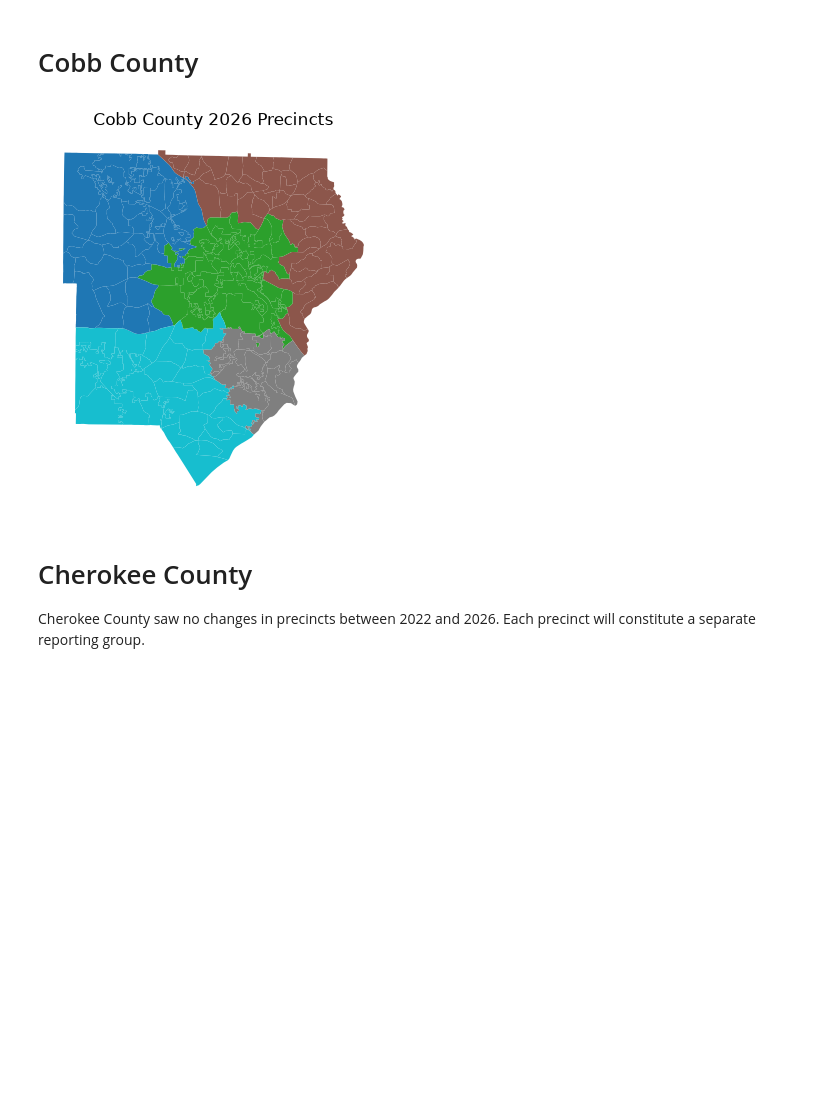
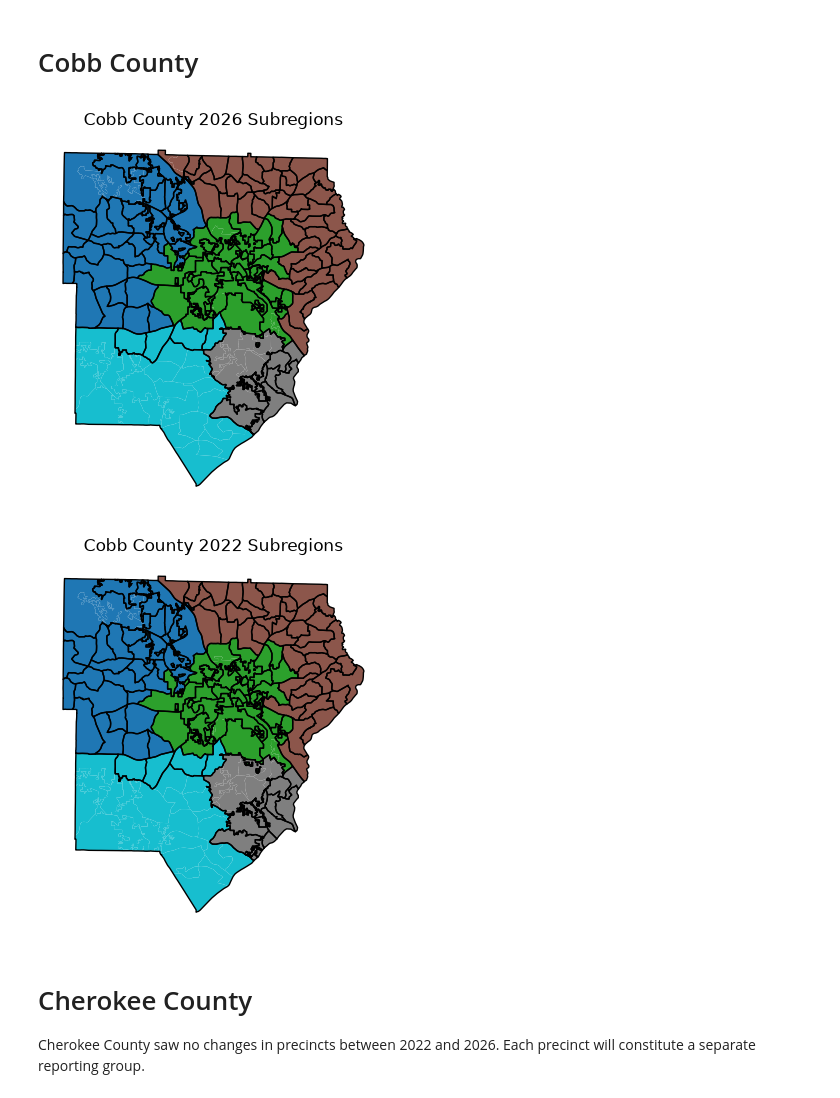
Before and after one commit to davidboers/2026electionmodels, a Jupyter notebook: metro_prec.ipynb, the cells around one changed output. Drawn from its saved outputs; the diff is of its cells as text; code cells hidden in the pictures; blank space fills up the shorter version.

```diff
--- a/metro_prec.ipynb
+++ b/metro_prec.ipynb
@@ -138,43 +192,105 @@ def cobb_subregion(precinct_group: str):
             # South Cobb
             'Austell': cobb3,
             'Birney': cobb3,
+            'Bryant': cobb3,
             'Clarkdale': cobb3,
+            'Cooper': cobb3,
             'Fair Oaks': cobb3,
+            'Harmony-Leland': cobb3,
+            'Lindley': cobb3,
             'Mableton': cobb3,
             'Macland': cobb3,
             'Mceachern': cobb3,
             'Powder Springs': cobb3,
+            'Pebblebrook': cobb3,
+            'Riverside': cobb3,
             'Sweetwater': cobb3,
 
             # Smyrna-Vinings
             'Smyrna': cobb4,
             'Vinings': cobb4,
             'Norton Park': cobb4,
             'Nickajack': cobb4,
             'Oakdale': cobb4,
+            'Lindley': cobb4,
         }[precinct_group.title()]
 
     except KeyError:
         return 'North East Cobb'
 
+def cobb_prg(precinct: str):
+    if precinct in ['MARS HILL 01', 'ACWORTH 1A', 'NORTH COBB 01', 'ACWORTH 1C']:
+        return 'Cobb Precinct Reporting Group 1'
+
+    if precinct in ['EAST PIEDMONT 01', 'MARIETTA 5B']:
+        return 'Cobb Precinct Reporting Group 2'
+
+    if precinct in ['OREGON 03', 'MARIETTA 1A']:
+        return 'Cobb Precinct Reporting Group 3'
+
+    if precinct in ['DOBBINS 02', 'MARIETTA 7A']:
+        return 'Cobb Precinct Reporting Group 4'
+
+    if any([pg in precinct
+            for pg in ['AUSTELL', 'POWDER SPRINGS', 'SWEETWATER', 'CLARKDALE', 'MCEACHERN',
+                       'PEBBLEBROOK', 'BRYANT', 'RIVERSIDE', 'HARMONY-LELAND', 'BIRNEY',
+                       'COOPER', 'MABLETON', 'OREGON 02']]) and precinct != 'MABLETON 4C':
+        return 'Cobb Precinct Reporting Group 5'
+
+    if 'WADE GREEN' in precinct:
+        return 'Wade Green Precinct Reporting Group 0'
+
+    if 'SMYRNA' in precinct or 'NORTON PARK' in precinct:
+        return 'Smyrna-Norton Park Precinct Reporting Group 0'
+
+    return precinct
+
 cobb2026 = geopandas.read_file('./gis/Cobb2026.zip')
 cobb2026 = cobb2026.rename(columns={'PRECINCT_N': 'Precinct', 'ID': 'Precinct ID'})
 cobb2026 = cobb2026.set_index('Precinct', drop=False)
+
+cobb2022 = geopandas.read_file('./gis/Cobb2022.zip')
+cobb2022 = cobb2022.rename(columns={'PRECINCT_N': 'Precinct', 'ID': 'Precinct ID'})
+cobb2022 = cobb2022.set_index('Precinct', drop=False)
+
 cobb2026['County'] = 'Cobb'
 cobb2026['Election'] = '2026'
+cobb2022['County'] = 'Cobb'
+cobb2022['Election'] = '2022'
+
 cobb2026['Precinct Group'] = cobb2026['Precinct'].map(lambda x: ' '.join(x.split(' ')[:-1]))
-cobb2026['City'] = cobb2026['Precinct Group'].apply(cobb_city)
+cobb2022['Precinct Group'] = cobb2022['Precinct'].map(lambda x: ' '.join(x.split(' ')[:-1]))
+
+# Subregions
 cobb2026['Subregion'] = cobb2026['Precinct Group'].apply(cobb_subregion)
 cobb2026.loc['OREGON 03', 'Subregion'] = 'Marietta'
 cobb2026.loc[['OREGON 02', 'OREGON 04'], 'Subregion'] = 'South Cobb'
 cobb2026.loc[['BIG SHANTY 02'], 'Subregion'] = 'North East Cobb'
+cobb2026.loc['MABLETON 4C', 'Subregion'] = 'Smyrna-Vinings'
+
+cobb2022['Subregion'] = cobb2022['Precinct Group'].apply(cobb_subregion)
+cobb2022.loc['OREGON 03', 'Subregion'] = 'Marietta'
+cobb2022.loc[['OREGON 02', 'OREGON 04'], 'Subregion'] = 'South Cobb'
+cobb2022.loc[['BIG SHANTY 02'], 'Subregion'] = 'North East Cobb'
+
+# Reporting Groups
+cobb2026['Reporting Group'] = cobb2026['Precinct'].map(cobb_prg)
+cobb2022['Reporting Group'] = cobb2022['Precinct'].map(cobb_prg)
 
 ax = cobb2026.plot(column='Subregion')
-ax.set_title('Cobb County 2026 Precincts')
+cobb2026.dissolve(by='Reporting Group').plot(ax=ax, color='none')
+ax.set_title('Cobb County 2026 Subregions')
 ax.set_axis_off()
 plt.show()
+
+ax1 = cobb2022.plot(column='Subregion')
+cobb2022.dissolve(by='Reporting Group').plot(ax=ax1, color='none')
+ax1.set_title('Cobb County 2022 Subregions')
+ax1.set_axis_off()
+plt.show()
 # %% [output]
-[figure, old version]
+[figure, new version]
+[figure, added]
 # %% [markdown]
 # Cherokee County
 
```
Also changed, not shown: parts of 11 cells of this notebook, 10 other files.
